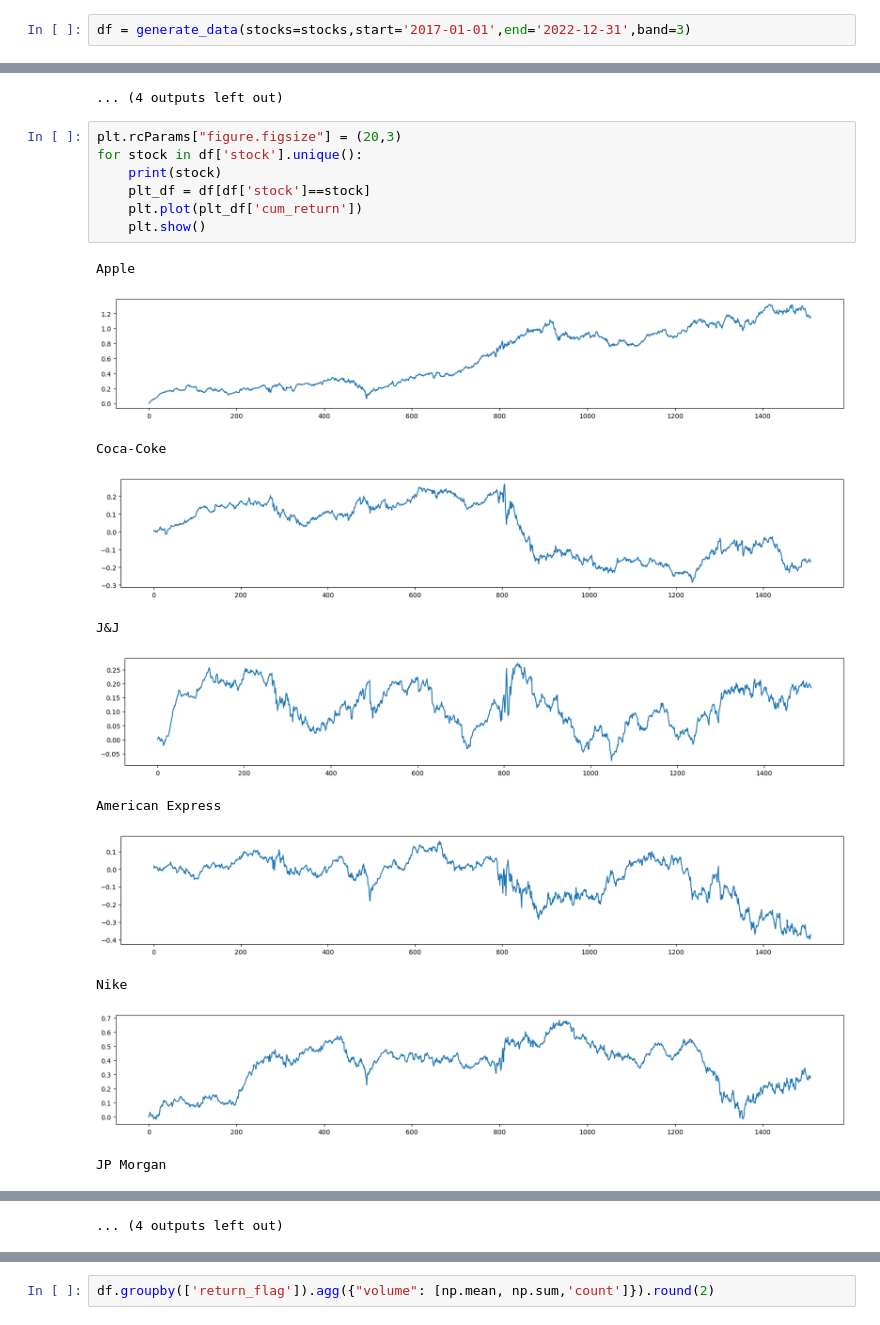
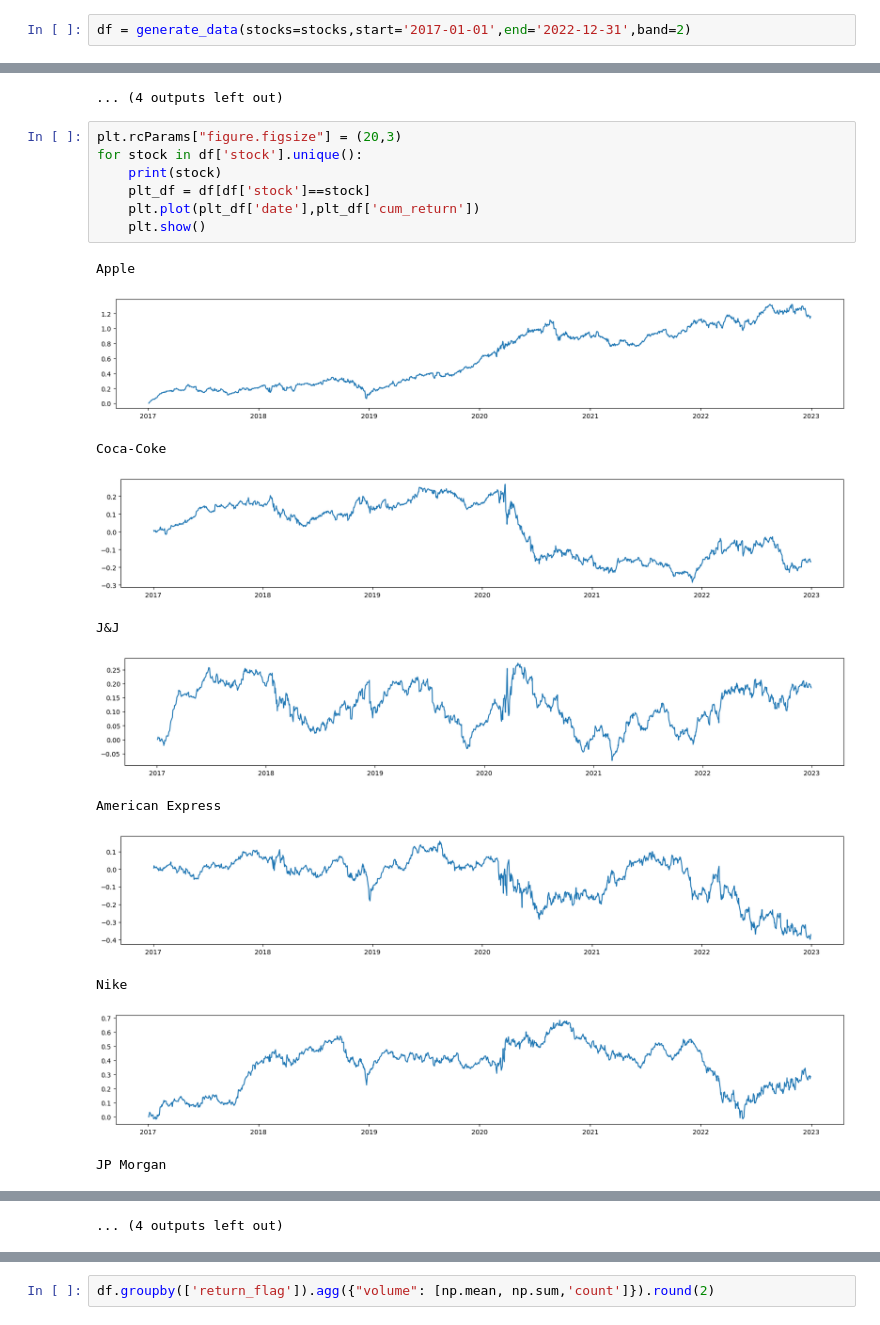
Before and after one commit to justinmyersdata/WQU_Group1165, a Jupyter notebook: data/StocksEDA.ipynb, the cells around one changed output, grey strips where cells are left out. Saved outputs shown, nothing was run; the diff lists cells and outputs as text.

```diff
--- a/data/StocksEDA.ipynb
+++ b/data/StocksEDA.ipynb
@@ -22,7 +22,7 @@ stocks = {'Apple':'AAPL',
             'Starbucks':'SBUX',
             'S&P' : 'SPY'}
 # %%
-df = generate_data(stocks=stocks,start='2017-01-01',end='2022-12-31',band=3)
+df = generate_data(stocks=stocks,start='2017-01-01',end='2022-12-31',band=2)
 # %% [output]
 Getting data from Apple : 'AAPL'
 [*********************100%***********************]  1 of 1 completed
@@ -114,19 +114,19 @@ JP Morgan
 # %%
 plt.rcParams["figure.figsize"] = (20,3)
 for stock in df['stock'].unique():
     print(stock)
     plt_df = df[df['stock']==stock]
-    plt.plot(plt_df['cum_return'])
+    plt.plot(plt_df['date'],plt_df['cum_return'])
     plt.show()
 # %% [output]
 Apple
-[figure, old version]
+[figure, new version]
 Coca-Coke
-[figure, old version]
+[figure, new version]
 J&J
-[figure, old version]
+[figure, new version]
 American Express
-[figure, old version]
+[figure, new version]
 Nike
-[figure, old version]
+[figure, new version]
 JP Morgan
```
Also changed, not shown: parts of 2 cells of this notebook, 1 other file.
